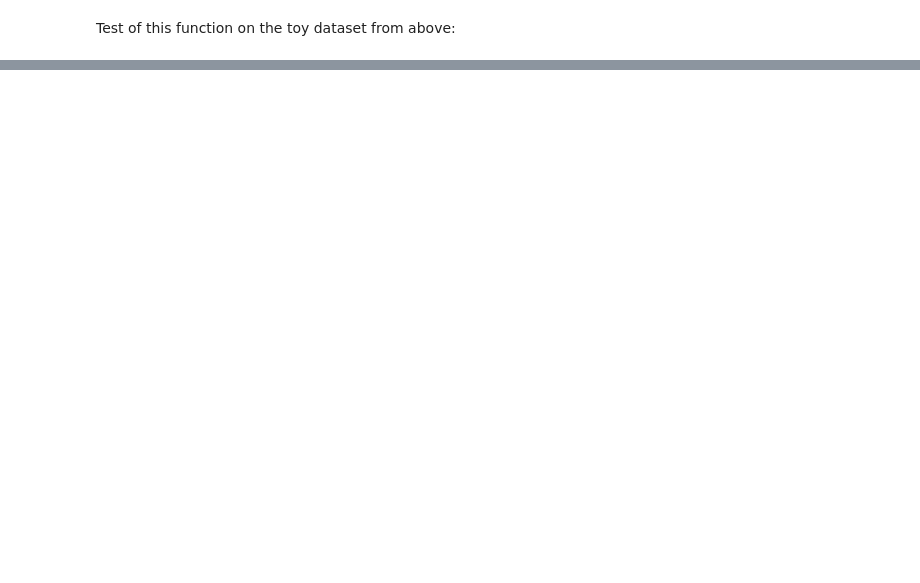
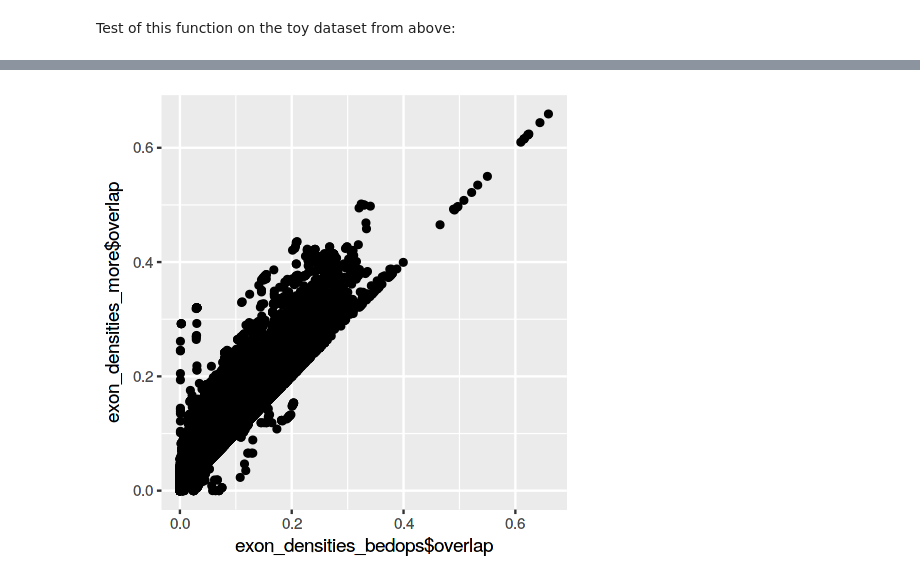
Before and after one commit to bodkan/nea-over-time, a Jupyter notebook: notebooks/introgression_predictors.ipynb, the cells around one changed output, grey strips where cells are left out. Saved outputs shown, nothing was run; the diff lists cells and outputs as text; code cells hidden in the pictures; blank space fills up the shorter version.

```diff
--- a/notebooks/introgression_predictors.ipynb
+++ b/notebooks/introgression_predictors.ipynb
@@ -164,3 +164,14 @@ sum(width(exons)) / 1e6
 # %% [output]
 [1] 186343
 [1] 75.23586
+# %%
+exons_more <-
+    getBM(c("chromosome_name", "exon_chrom_start", "exon_chrom_end"),    # get all attributes
+          filters=c("chromosome_name", "biotype"),                       # filter for chromosome and biotype
+          values=list(1:22, "protein_coding"),                           # chromosomes 1:22 and "protein_coding"
+          mart=genes) %>%
+    dplyr::select(chromosome_name, exon_chrom_start, exon_chrom_end) %>% # take only exon coordinates
+    setNames(c("chrom", "start", "end")) %>%                             # rename the columns to BED names
+    mutate(chrom=paste0("chr", chrom)) %>%                               # convert chromosome IDs to USCS format
+    makeGRangesFromDataFrame %>%                                         # convert to GRanges object
+    reduce                                                               # merge overlapping exons
@@ -325,0 +363,9 @@ qplot(mcols(x)$overlap, xlim=c(0, 1))
+# %%
+WINDOW_SIZE <- 100000
+
+exon_densities_more <-
+    mclapply(paste0("chr", 1:22),
+             function(chr) {
+                 calc_window_overlaps(sites[seqnames(sites) == chr], exons_more, WINDOW_SIZE)
+             }, mc.cores=22) %>%
+    do.call(c, .)
@@ -325,0 +443,5 @@ qplot(mcols(x)$overlap, xlim=c(0, 1))
+# %%
+options(repr.plot.width=4, repr.plot.height=4)
+qplot(x=exon_densities_bedops$overlap, y=exon_densities_more$overlap)
+# %% [output]
+[figure, added]
```
Also changed, not shown: parts of 18 cells of this notebook.
